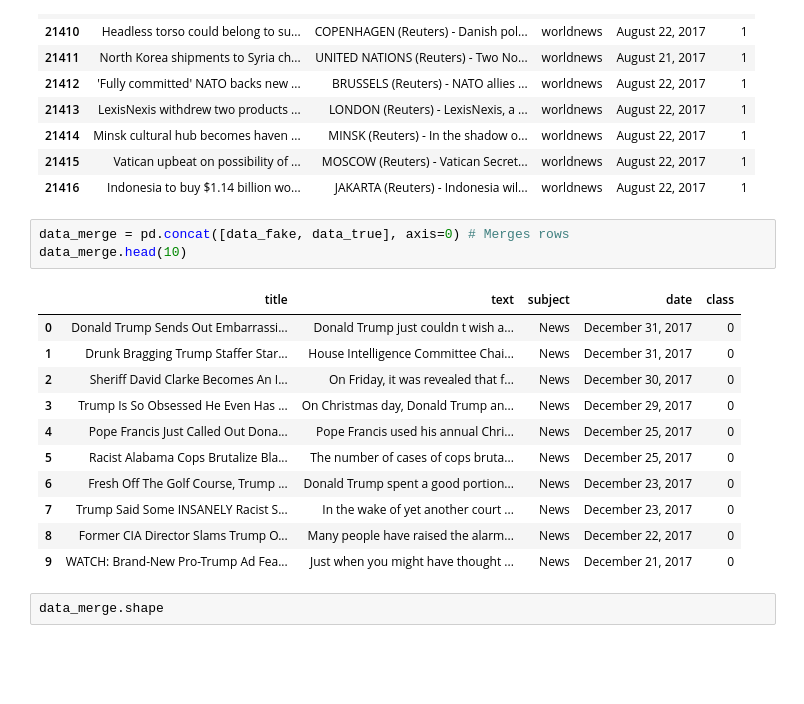
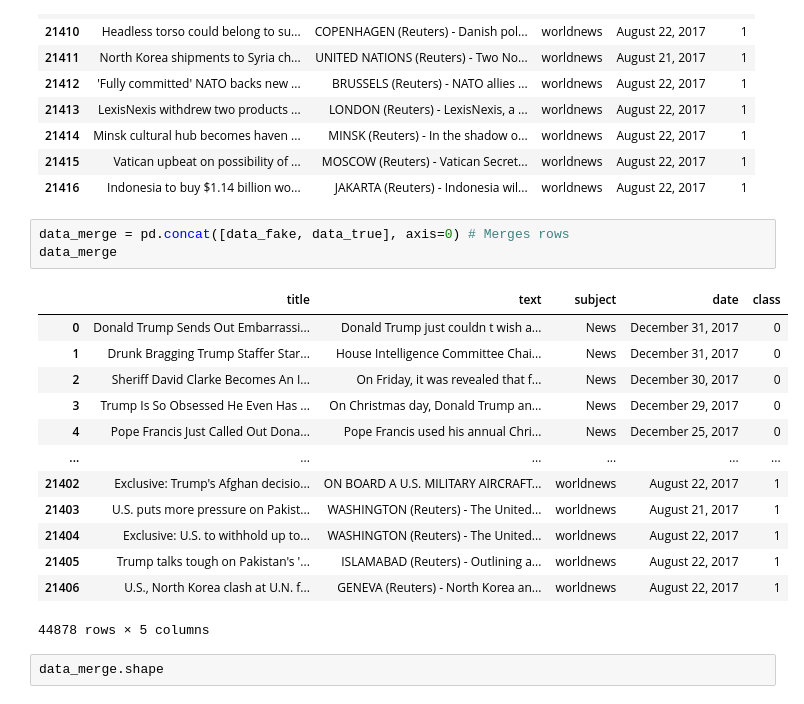
Before and after one commit to mohamed-tamer-666/model, a Jupyter notebook: newwww.ipynb, the cells around one changed output. Drawn from its saved outputs; the diff is of its cells as text; blank space fills up the shorter version.

```diff
--- a/newwww.ipynb
+++ b/newwww.ipynb
@@ -92,19 +92,21 @@ data_true_testing.head(10)
 | 21416 | Indonesia to buy $1.14 billion wo... | JAKARTA (Reuters) - Indonesia wil... | worldnews | August 22, 2017 | 1 |
 # %%
 data_merge = pd.concat([data_fake, data_true], axis=0) # Merges rows
-data_merge.head(10)
+data_merge
 # %% [output]
 |  | title | text | subject | date | class |
 | 0 | Donald Trump Sends Out Embarrassi... | Donald Trump just couldn t wish a... | News | December 31, 2017 | 0 |
 | 1 | Drunk Bragging Trump Staffer Star... | House Intelligence Committee Chai... | News | December 31, 2017 | 0 |
 | 2 | Sheriff David Clarke Becomes An I... | On Friday, it was revealed that f... | News | December 30, 2017 | 0 |
 | 3 | Trump Is So Obsessed He Even Has ... | On Christmas day, Donald Trump an... | News | December 29, 2017 | 0 |
 | 4 | Pope Francis Just Called Out Dona... | Pope Francis used his annual Chri... | News | December 25, 2017 | 0 |
-| 5 | Racist Alabama Cops Brutalize Bla... | The number of cases of cops bruta... | News | December 25, 2017 | 0 |
-| 6 | Fresh Off The Golf Course, Trump ... | Donald Trump spent a good portion... | News | December 23, 2017 | 0 |
-| 7 | Trump Said Some INSANELY Racist S... | In the wake of yet another court ... | News | December 23, 2017 | 0 |
-| 8 | Former CIA Director Slams Trump O... | Many people have raised the alarm... | News | December 22, 2017 | 0 |
-| 9 | WATCH: Brand-New Pro-Trump Ad Fea... | Just when you might have thought ... | News | December 21, 2017 | 0 |
+| ... | ... | ... | ... | ... | ... |
+| 21402 | Exclusive: Trump's Afghan decisio... | ON BOARD A U.S. MILITARY AIRCRAFT... | worldnews | August 22, 2017 | 1 |
+| 21403 | U.S. puts more pressure on Pakist... | WASHINGTON (Reuters) - The United... | worldnews | August 21, 2017 | 1 |
+| 21404 | Exclusive: U.S. to withhold up to... | WASHINGTON (Reuters) - The United... | worldnews | August 22, 2017 | 1 |
+| 21405 | Trump talks tough on Pakistan's '... | ISLAMABAD (Reuters) - Outlining a... | worldnews | August 22, 2017 | 1 |
+| 21406 | U.S., North Korea clash at U.N. f... | GENEVA (Reuters) - North Korea an... | worldnews | August 22, 2017 | 1 |
+44878 rows × 5 columns
 # %%
 data_merge.shape
 # %% [output]
```
Also changed, not shown: parts of 15 cells of this notebook.
